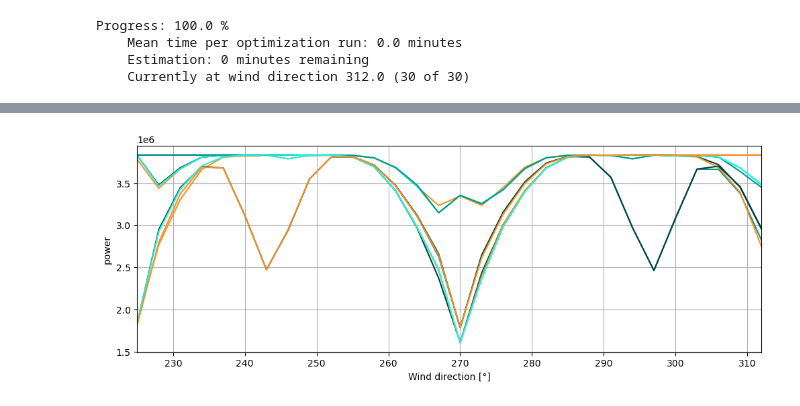
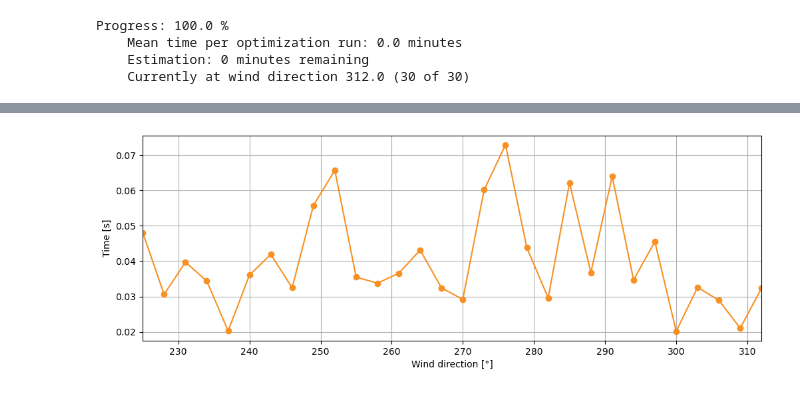
Before and after one commit to chrisosse/TouchWind_Optimization_Framework, a Jupyter notebook: framework_test.ipynb, the cells around one changed output, grey strips where cells are left out. Cells and saved outputs as stored; diff of their text form; code cells hidden in the pictures.

```diff
--- a/framework_test.ipynb
+++ b/framework_test.ipynb
@@ -537,6 +563,7 @@ class CaseManager:
         location: str = '../TouchWind_Optimization_Framework/',
         file_name: str = 'test_cases.csv',
         masks: dict = {},
+        model = CCM(),
     ):
         df_cases = pd.read_csv(location + file_name)
 
@@ -548,7 +575,10 @@ class CaseManager:
         for name in df_cases['case_name']:
             case_dict = df_cases[df_cases['case_name'] == name].iloc[0]
 
-            case = Case(name)
+            case = Case(
+                name,
+                model,
+            )
 
             if case_dict['equal']:
                 x_i, y_i = create_layout(
@@ -644,6 +666,7 @@ test_casemanager.load_csv_cases(
     location='../TouchWind_Optimization_Framework/',
     file_name='test_cases.csv',
     masks=masks,
+    model=CCM(),
 )
 # %% [output]
 x_i and y_i set to predefined values
@@ -750,6 +773,7 @@ def get_optimization_dataframe(
             'time',
             'success',
             'message',
+            'n_iterations',
             'function_values',
         ]
         for col in data_turbines:
@@ -1128,7 +1153,9 @@ for idw, wd in enumerate(wind_directions):
     dict_new_row['time'] = end_time_wd - start_time_wd
     dict_new_row['success'] = result.success
     dict_new_row['message'] = result.message
+    dict_new_row['n_iterations'] = result.nit
     dict_new_row['function_values'] = optimization.function_values
+    dict_new_row['result'] = result
 
     for turb in range(n_turbines):
         dict_new_row[f'power_{turb}'] = turbine_powers[turb]
@@ -1138,7 +1165,7 @@ for idw, wd in enumerate(wind_directions):
     df_optimization = pd.concat([df_optimization, df_new_row], ignore_index=True)
 
     # Save optimization data
-    df_optimization.to_csv(result_location + result_filename, index=False)
+    # df_optimization.to_csv(result_location + result_filename, index=False)
 
     # Print progress and estimated time
     print_progress(
@@ -1185,15 +1237,12 @@ plt.show()
 # %%
-value = 'power'
-
 fig = plt.figure()
 fig.set_size_inches(12, 4)
 ax = fig.add_subplot(1, 1, 1)
-for turb in range(n_turbines):
-    ax.plot(df_optimization['wind_direction'], df_optimization[f'{value}_{turb}'], color=colors[turb%len(colors)])
+ax.plot(df_optimization['wind_direction'], df_optimization['time'], color=colors[0], marker='o')
 ax.set_xlabel('Wind direction [°]')
-ax.set_ylabel(f'{value}')
+ax.set_ylabel('Time [s]')
 ax.grid()
 ax.set_xlim(min(df_optimization['wind_direction']), max(df_optimization['wind_direction']))
 plt.show()
 # %% [output]
-[figure, old version]
+[figure, new version]
```
Also changed, not shown: parts of 8 cells of this notebook, 1 other file.
